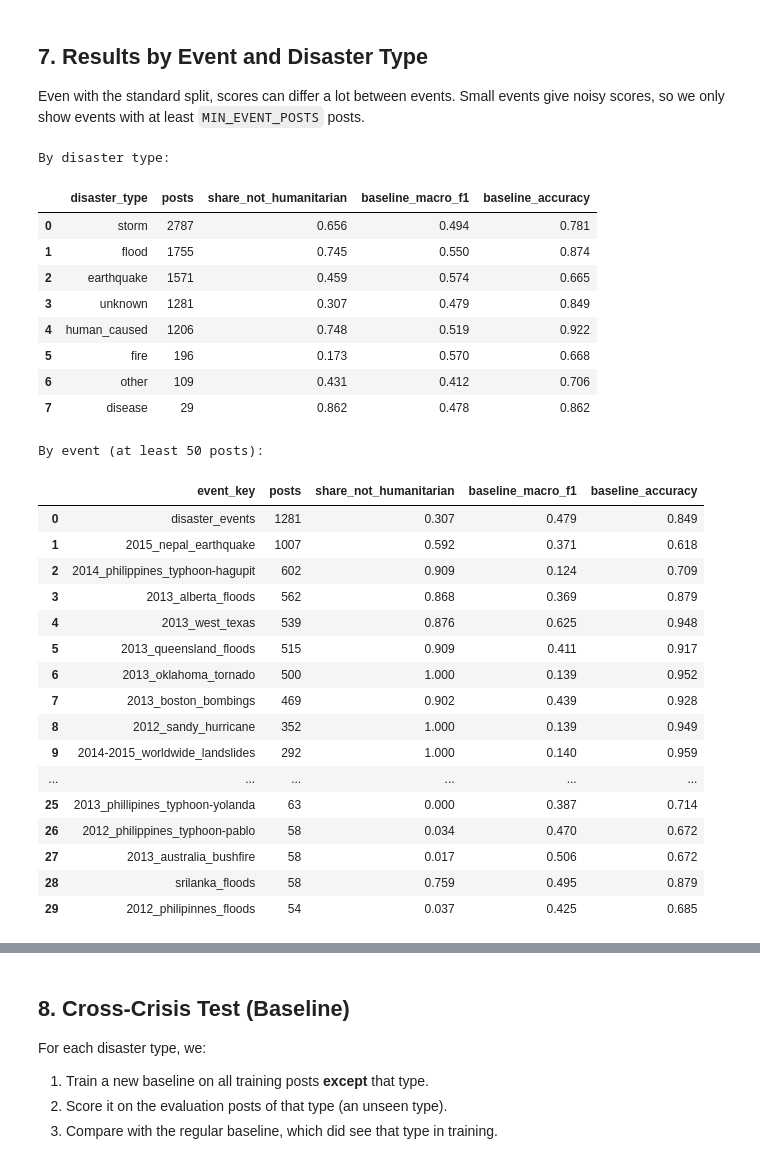
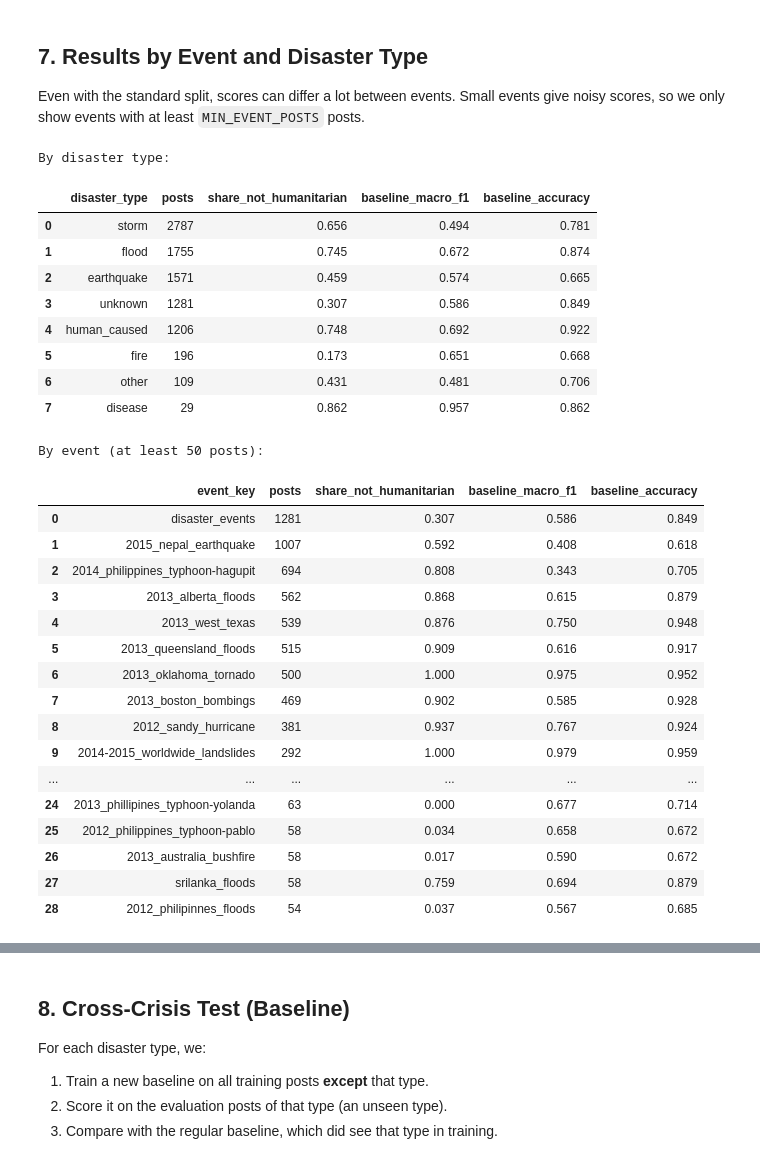
Before and after one commit to britneylu/cs1684-crisis-nlp, a Jupyter notebook: notebooks/03_evaluation.ipynb, the cells around one changed output, grey strips where cells are left out. Drawn from its saved outputs; the diff is of its cells as text; code cells hidden in the pictures.

```diff
--- a/notebooks/03_evaluation.ipynb
+++ b/notebooks/03_evaluation.ipynb
@@ -596,6 +596,12 @@ Event groups that may be the same disaster (review these):
 # %%
 EVENT_MERGES = {
     "2013_west-texas_explosion": "2013_west_texas",
+    "2011_joplin_tornado-a121571": "2011_joplin_tornado",
+    "2011_joplin_tornado-a131709": "2011_joplin_tornado",
+    "2012_us_sandy-hurricane-a144267": "2012_sandy_hurricane",
+    "2012_us_sandy-hurricane-a143145": "2012_sandy_hurricane",
+    "2014_philippines_typhoon": "2014_philippines_typhoon-hagupit",
+    "2015_vanuatu_cyclone-pam": "2015_vanuatu_cyclone",
 }
 
 GENERIC_EVENTS = {"disaster_events"}
@@ -683,60 +689,62 @@ Section 8 measures performance on unseen disaster types.
 Even with the standard split, scores can differ a lot between events.
 Small events give noisy scores, so we only show events with at least `MIN_EVENT_POSTS` posts.
 # %%
+def present_macro_f1(y_true, y_pred):
+    return f1_score(y_true, y_pred, labels=sorted(pd.unique(y_true)), average="macro", zero_division=0)
+
 def group_scores(df, column, min_posts):
     rows = []
     for name, group in df.groupby(column):
         if len(group) < min_posts:
             continue
         row = {column: name, "posts": len(group),
                "share_not_humanitarian": round((group["class_label"] == "not_humanitarian").mean(), 3)}
         for m in MODELS:
-            row[f"{m}_macro_f1"] = f1_score(group["class_label"], group[f"pred_{m}"],
-                                            average="macro", zero_division=0)
+            row[f"{m}_macro_f1"] = present_macro_f1(group["class_label"], group[f"pred_{m}"])
             row[f"{m}_accuracy"] = group[f"correct_{m}"].mean()
         rows.append(row)
     return pd.DataFrame(rows).sort_values("posts", ascending=False).round(3).reset_index(drop=True)
 
 
 by_event = group_scores(eval_df, "event_key", MIN_EVENT_POSTS)
 by_type = group_scores(eval_df, "disaster_type", 1)
 
 by_event.to_csv(TABLES / f"eval_{EVAL_SPLIT}_by_event.csv", index=False)
 by_type.to_csv(TABLES / f"eval_{EVAL_SPLIT}_by_disaster_type.csv", index=False)
 
 print("By disaster type:")
 display(by_type)
 print(f"\nBy event (at least {MIN_EVENT_POSTS} posts):")
 display(by_event)
 # %% [output]
 By disaster type:
 |  | disaster_type | posts | share_not_humanitarian | baseline_macro_f1 | baseline_accuracy |
 | 0 | storm | 2787 | 0.656 | 0.494 | 0.781 |
-| 1 | flood | 1755 | 0.745 | 0.550 | 0.874 |
+| 1 | flood | 1755 | 0.745 | 0.672 | 0.874 |
 | 2 | earthquake | 1571 | 0.459 | 0.574 | 0.665 |
-| 3 | unknown | 1281 | 0.307 | 0.479 | 0.849 |
-| 4 | human_caused | 1206 | 0.748 | 0.519 | 0.922 |
-| 5 | fire | 196 | 0.173 | 0.570 | 0.668 |
-| 6 | other | 109 | 0.431 | 0.412 | 0.706 |
-| 7 | disease | 29 | 0.862 | 0.478 | 0.862 |
+| 3 | unknown | 1281 | 0.307 | 0.586 | 0.849 |
+| 4 | human_caused | 1206 | 0.748 | 0.692 | 0.922 |
+| 5 | fire | 196 | 0.173 | 0.651 | 0.668 |
+| 6 | other | 109 | 0.431 | 0.481 | 0.706 |
+| 7 | disease | 29 | 0.862 | 0.957 | 0.862 |
 By event (at least 50 posts):
 |  | event_key | posts | share_not_humanitarian | baseline_macro_f1 | baseline_accuracy |
-| 0 | disaster_events | 1281 | 0.307 | 0.479 | 0.849 |
-| 1 | 2015_nepal_earthquake | 1007 | 0.592 | 0.371 | 0.618 |
-| 2 | 2014_philippines_typhoon-hagupit | 602 | 0.909 | 0.124 | 0.709 |
-| 3 | 2013_alberta_floods | 562 | 0.868 | 0.369 | 0.879 |
-| 4 | 2013_west_texas | 539 | 0.876 | 0.625 | 0.948 |
-| 5 | 2013_queensland_floods | 515 | 0.909 | 0.411 | 0.917 |
-| 6 | 2013_oklahoma_tornado | 500 | 1.000 | 0.139 | 0.952 |
-| 7 | 2013_boston_bombings | 469 | 0.902 | 0.439 | 0.928 |
-| 8 | 2012_sandy_hurricane | 352 | 1.000 | 0.139 | 0.949 |
-| 9 | 2014-2015_worldwide_landslides | 292 | 1.000 | 0.140 | 0.959 |
+| 0 | disaster_events | 1281 | 0.307 | 0.586 | 0.849 |
+| 1 | 2015_nepal_earthquake | 1007 | 0.592 | 0.408 | 0.618 |
+| 2 | 2014_philippines_typhoon-hagupit | 694 | 0.808 | 0.343 | 0.705 |
+| 3 | 2013_alberta_floods | 562 | 0.868 | 0.615 | 0.879 |
+| 4 | 2013_west_texas | 539 | 0.876 | 0.750 | 0.948 |
+| 5 | 2013_queensland_floods | 515 | 0.909 | 0.616 | 0.917 |
+| 6 | 2013_oklahoma_tornado | 500 | 1.000 | 0.975 | 0.952 |
+| 7 | 2013_boston_bombings | 469 | 0.902 | 0.585 | 0.928 |
+| 8 | 2012_sandy_hurricane | 381 | 0.937 | 0.767 | 0.924 |
+| 9 | 2014-2015_worldwide_landslides | 292 | 1.000 | 0.979 | 0.959 |
 | ... | ... | ... | ... | ... | ... |
-| 25 | 2013_phillipines_typhoon-yolanda | 63 | 0.000 | 0.387 | 0.714 |
-| 26 | 2012_philippines_typhoon-pablo | 58 | 0.034 | 0.470 | 0.672 |
-| 27 | 2013_australia_bushfire | 58 | 0.017 | 0.506 | 0.672 |
-| 28 | srilanka_floods | 58 | 0.759 | 0.495 | 0.879 |
-| 29 | 2012_philipinnes_floods | 54 | 0.037 | 0.425 | 0.685 |
+| 24 | 2013_phillipines_typhoon-yolanda | 63 | 0.000 | 0.677 | 0.714 |
+| 25 | 2012_philippines_typhoon-pablo | 58 | 0.034 | 0.658 | 0.672 |
+| 26 | 2013_australia_bushfire | 58 | 0.017 | 0.590 | 0.672 |
+| 27 | srilanka_floods | 58 | 0.759 | 0.694 | 0.879 |
+| 28 | 2012_philipinnes_floods | 54 | 0.037 | 0.567 | 0.685 |
 # %%
 plot_df = by_event.sort_values(f"{MODELS[0]}_macro_f1")
 fig, ax = plt.subplots(figsize=(8, max(4, 0.28 * len(plot_df))))
```
Also changed, not shown: parts of 6 cells of this notebook, 9 other files.
